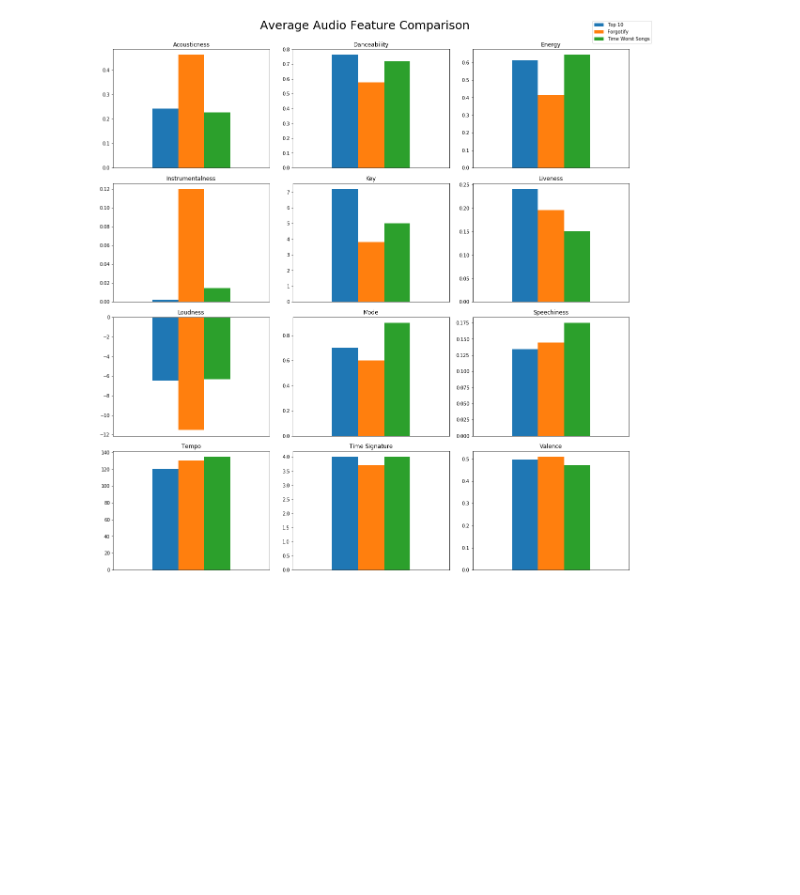
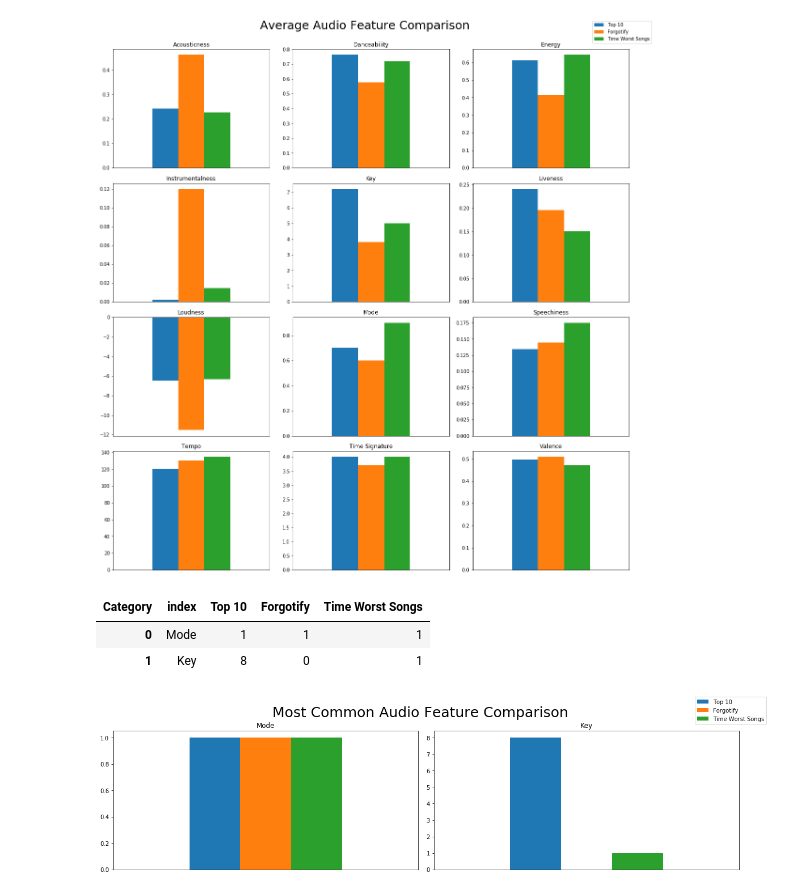
Before and after one commit to kd017/TeamScrapyProject1, a Jupyter notebook: visualize_feature_comparison.ipynb, the cells around one changed output. Saved outputs shown, nothing was run; the diff lists cells and outputs as text; code cells hidden in the pictures; blank space fills up the shorter version.

Commit message:
Add mode comparison of Key and Mode

```diff
--- a/visualize_feature_comparison.ipynb
+++ b/visualize_feature_comparison.ipynb
@@ -310,3 +310,36 @@ fig.suptitle('Average Audio Feature Comparison', fontsize=25, y=1.03)
 plt.tight_layout()
 # %% [output]
 [figure]
+# %%
+top_10_mode_mode = top_10_df['Mode'].mode().item()
+top_10_key_mode = top_10_df['Key'].mode().item()
+worst_mode_mode = worst_song_data_df['Mode'].mode().item()
+worst_key_mode = worst_song_data_df['Key'].mode().item()
+forgotify_mode_mode = forgotify_data_df['Mode'].mode().item()
+forgotify_key_mode = forgotify_data_df['Key'].mode().item()
+mode_df = pd.DataFrame({"Category":['Top 10', 'Forgotify', 'Time Worst Songs'],
+                        "Mode":[top_10_mode_mode, forgotify_mode_mode, worst_mode_mode],
+                        "Key":[top_10_key_mode, forgotify_key_mode, worst_key_mode]})
+mode_df = mode_df.set_index('Category')
+mode_df = mode_df.T.reset_index()
+mode_df
+# %% [output]
+| Category | index | Top 10 | Forgotify | Time Worst Songs |
+| 0 | Mode | 1 | 1 | 1 |
+| 1 | Key | 8 | 0 | 1 |
+# %%
+fig, (ax1, ax2) = plt.subplots(nrows=1, ncols=2, figsize=(16,4))
+
+mode_df[mode_df['index']=='Mode'].plot(kind='bar', title='Mode', ax=ax1, legend=False)
+mode_df[mode_df['index']=='Key'].plot(kind='bar', title='Key', ax=ax2, legend=False)
+
+for ax in fig.get_axes():
+    ax.set_xticks([])
+
+handles, labels = ax1.get_legend_handles_labels()
+fig.legend(handles, labels,  ncol=1, bbox_to_anchor=(1, 1), borderaxespad=-3)
+fig.suptitle('Most Common Audio Feature Comparison', fontsize=25, y=1.06)
+
+plt.tight_layout()
+# %% [output]
+[figure, added]
```
